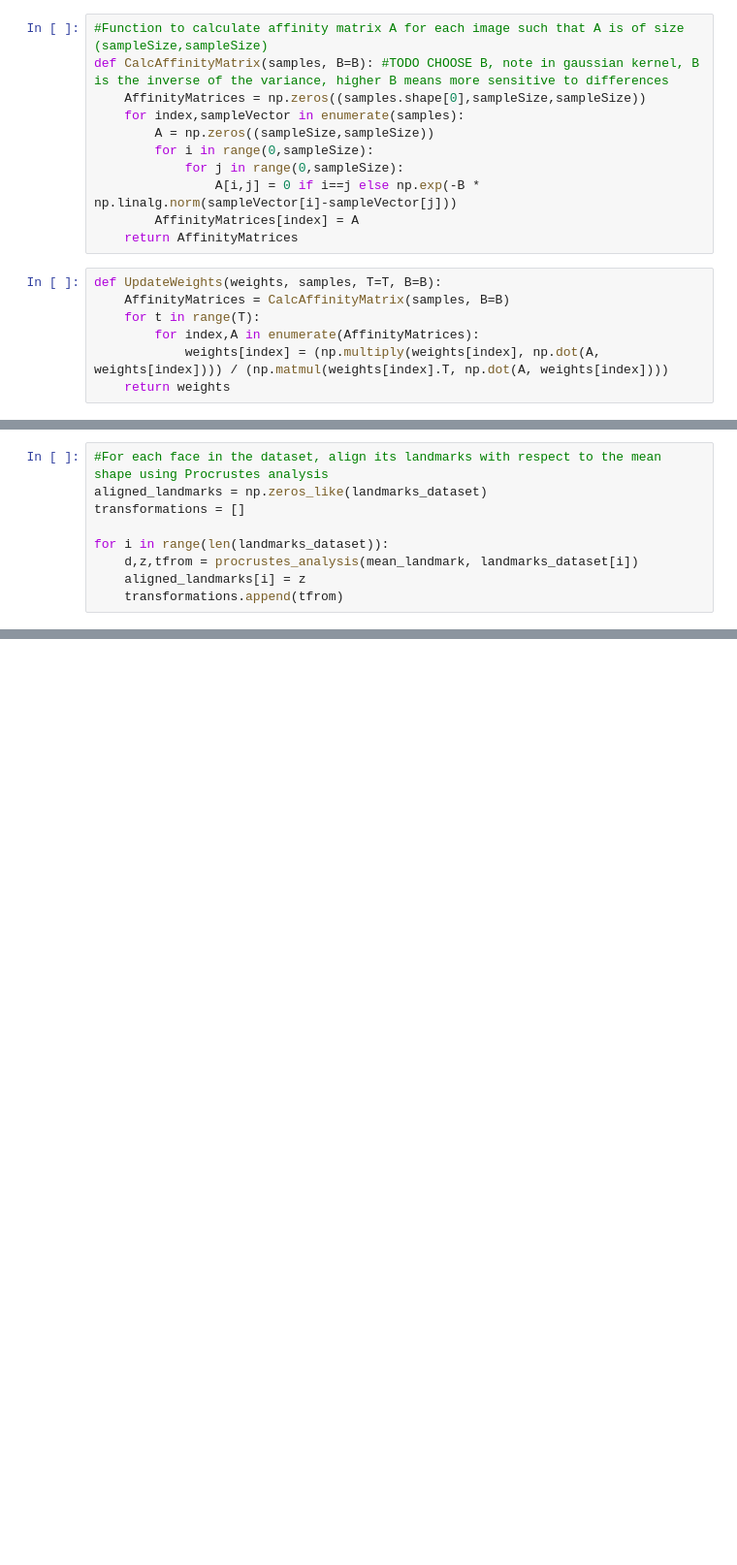
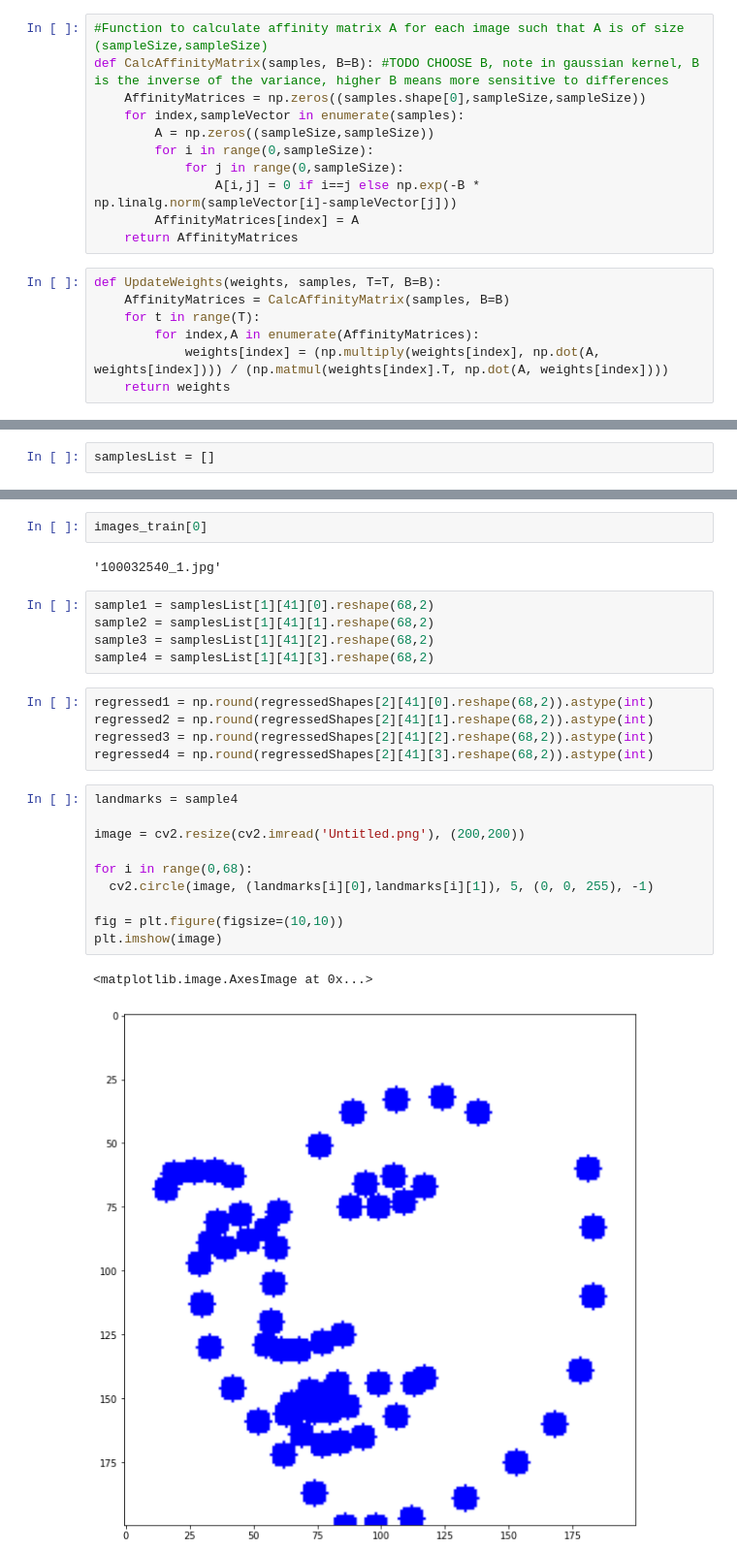
Before and after one commit to AmmarMohamed21/Facial-Landmarks-Detector, a Jupyter notebook: landmark_playground.ipynb, the cells around one changed output, grey strips where cells are left out. Shown at 97% size. Saved outputs shown, nothing was run; the diff lists cells and outputs as text; blank space fills up the shorter version.

```diff
--- a/landmark_playground.ipynb
+++ b/landmark_playground.ipynb
@@ -359,9 +266,0 @@ ALIGNMENT TRIAL
-# %%
-#For each face in the dataset, align its landmarks with respect to the mean shape using Procrustes analysis
-aligned_landmarks = np.zeros_like(landmarks_dataset)
-transformations = []
-
-for i in range(len(landmarks_dataset)):
-    d,z,tfrom = procrustes_analysis(mean_landmark, landmarks_dataset[i])
-    aligned_landmarks[i] = z
-    transformations.append(tfrom)
@@ -446,0 +333,2 @@ fd.shape
+# %%
+samplesList = []
@@ -446,0 +583,27 @@ fd.shape
+# %%
+images_train[0]
+# %% [output]
+'100032540_1.jpg'
+# %%
+sample1 = samplesList[1][41][0].reshape(68,2)
+sample2 = samplesList[1][41][1].reshape(68,2)
+sample3 = samplesList[1][41][2].reshape(68,2)
+sample4 = samplesList[1][41][3].reshape(68,2)
+# %%
+regressed1 = np.round(regressedShapes[2][41][0].reshape(68,2)).astype(int)
+regressed2 = np.round(regressedShapes[2][41][1].reshape(68,2)).astype(int)
+regressed3 = np.round(regressedShapes[2][41][2].reshape(68,2)).astype(int)
+regressed4 = np.round(regressedShapes[2][41][3].reshape(68,2)).astype(int)
+# %%
+landmarks = sample4
+
+image = cv2.resize(cv2.imread('Untitled.png'), (200,200))
+
+for i in range(0,68):
+  cv2.circle(image, (landmarks[i][0],landmarks[i][1]), 5, (0, 0, 255), -1)
+
+fig = plt.figure(figsize=(10,10))
+plt.imshow(image)
+# %% [output]
+<matplotlib.image.AxesImage at 0x...>
+[figure, added]
```
Also changed, not shown: parts of 55 cells of this notebook, 4 other files.
